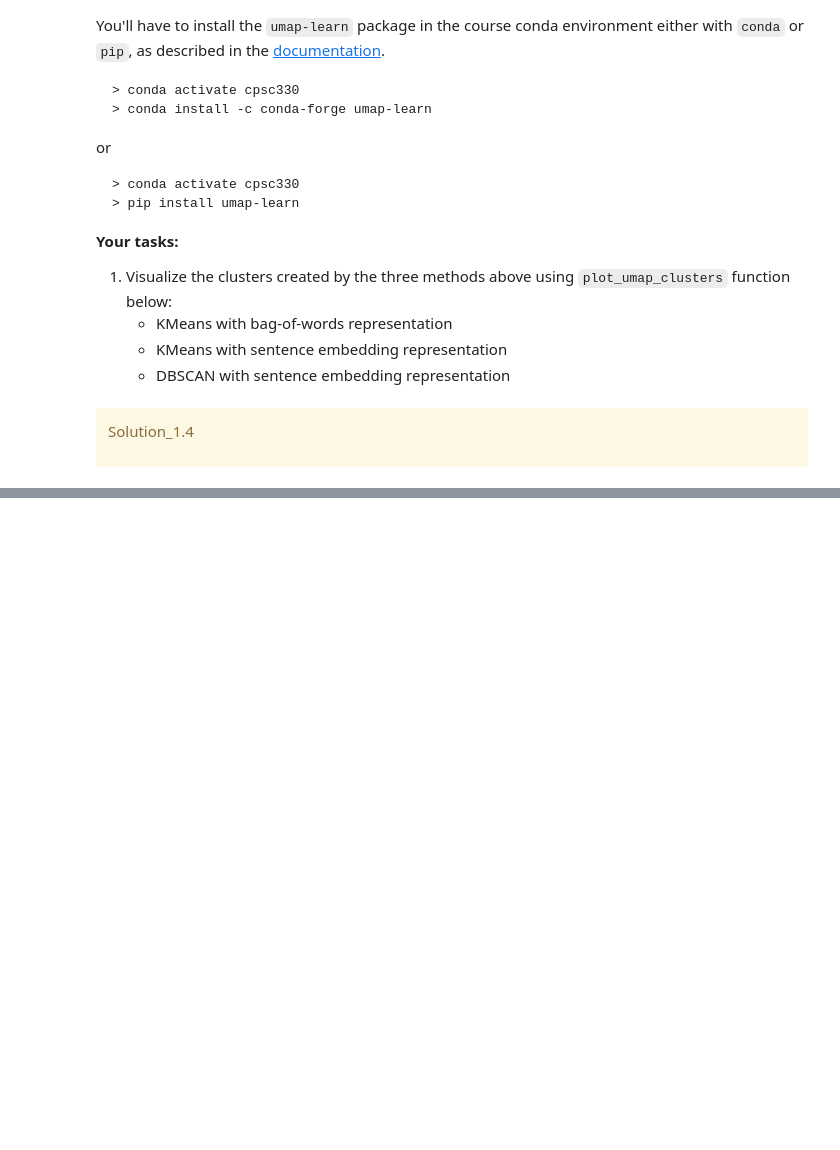
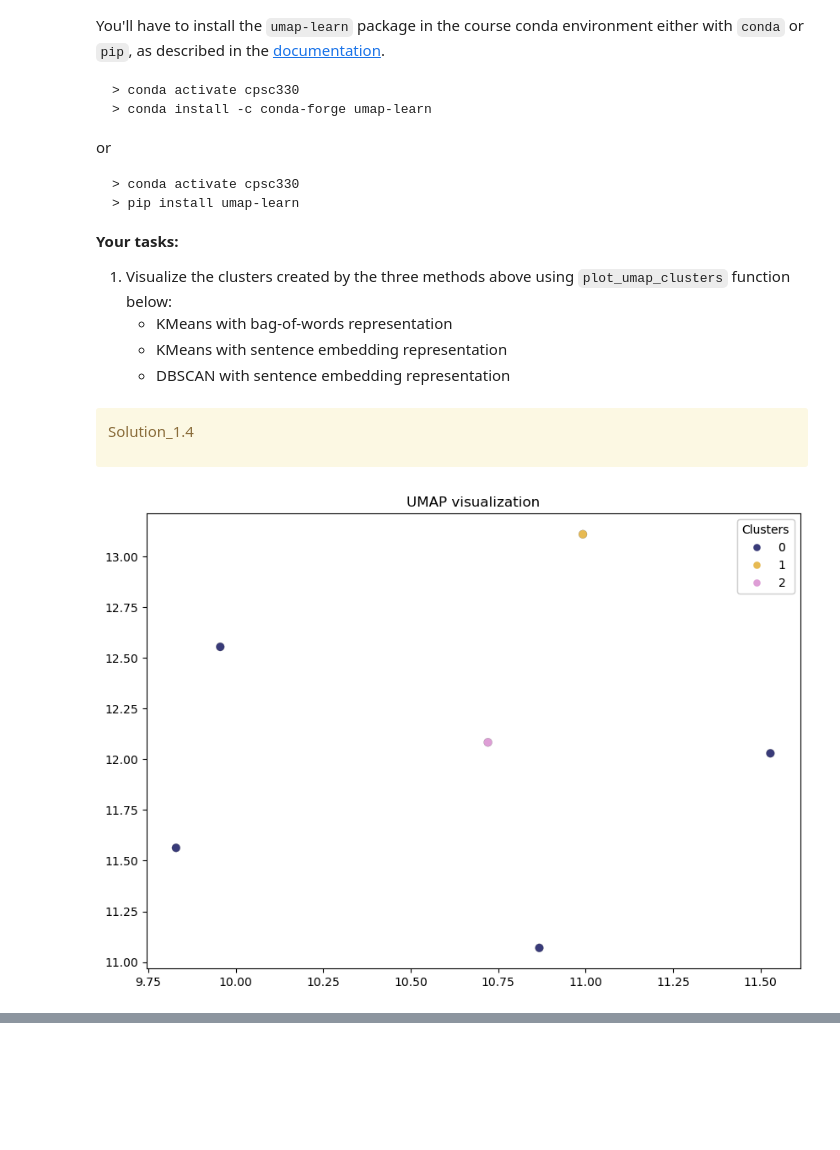
Before and after one commit to madihung/cpsc330, a Jupyter notebook: hw6/hw6.ipynb, the cells around one changed output, grey strips where cells are left out. Cells and saved outputs as stored; diff of their text form; code cells hidden in the pictures; blank space fills up the shorter version.

```diff
--- a/hw6/hw6.ipynb
+++ b/hw6/hw6.ipynb
@@ -160,0 +164,9 @@ kmeans_labels = None # list
+# %%
+# 1. Creating bag-of-words object
+# Code adapted from lecture 6
+countvec = CountVectorizer(stop_words="english")
+X_counts = countvec.fit_transform(wiki_df["text"])
+bow_df = pd.DataFrame(
+    X_counts.toarray(), columns=countvec.get_feature_names_out(), index=wiki_df["text"]
+)
+bow_df.head(2)
@@ -160,0 +179,7 @@ kmeans_labels = None # list
+# %%
+# 2. Cluster document with KMeans after bag-of-words
+kmeans_wiki = KMeans(random_state=42, n_clusters=3)
+kmeans_bag = kmeans_wiki.fit(bow_df)
+
+kmeans_bag_labels = kmeans_bag.labels_
+kmeans_bag_labels
@@ -362,0 +412,5 @@ Solution_1.4
+# %%
+# KMeans with bag-of-words representation
+plot_umap_clusters(bow_df, kmeans_bag_labels)
+# %% [output]
+[figure, added]
```
Also changed, not shown: parts of 19 cells of this notebook, 1 other file.
